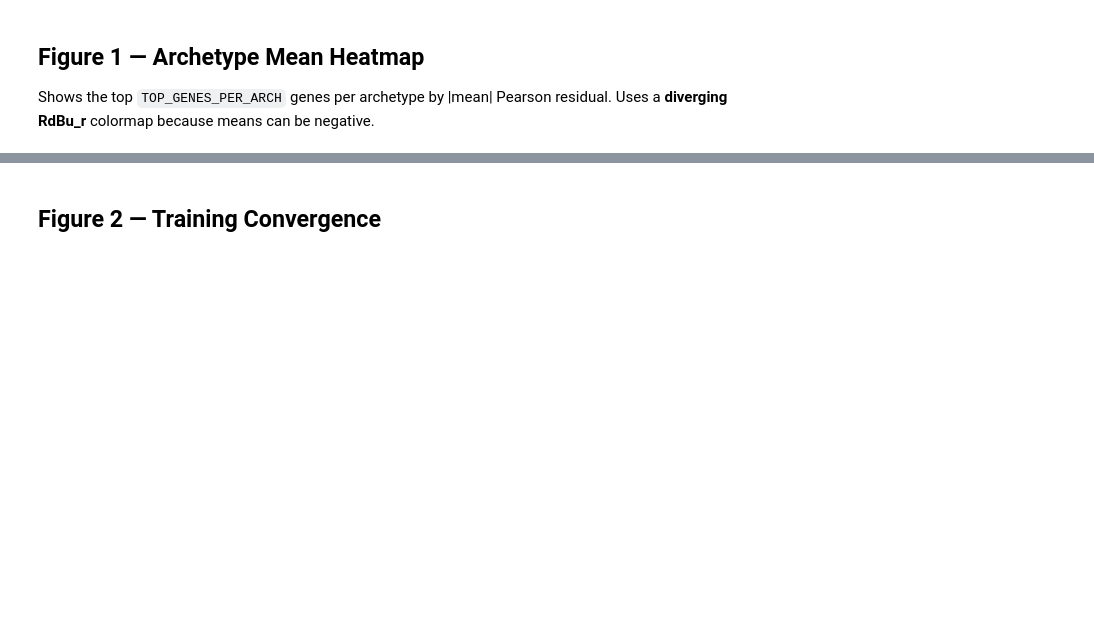
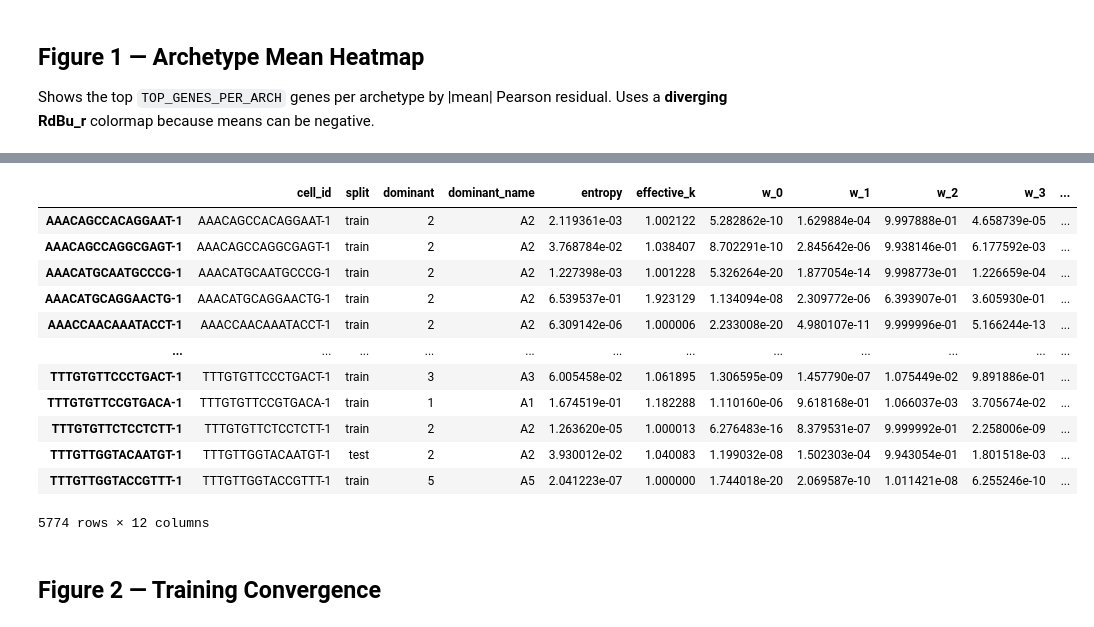
Before and after one commit to guyronhuji/ProbAE_Deconv, a Jupyter notebook: notebooks/experiment_suite/301_scrna_sct_gaussian_full_analysis.ipynb, the cells around one changed output, grey strips where cells are left out. Saved outputs shown, nothing was run; the diff lists cells and outputs as text; code cells hidden in the pictures; blank space fills up the shorter version.

```diff
--- a/notebooks/experiment_suite/301_scrna_sct_gaussian_full_analysis.ipynb
+++ b/notebooks/experiment_suite/301_scrna_sct_gaussian_full_analysis.ipynb
@@ -95,7 +97,7 @@ matplotlib.rcParams.update({
 # --------------------------------------------------------------------------
 # User Controls
 # --------------------------------------------------------------------------
-SELECT_K = 5             # change to desired K
+SELECT_K = 6             # change to desired K
 SELECT_SEED = 'best'     # 'best' or integer seed
 FORCE_RECOMPUTE_UMAP = False
 TOP_GENES_PER_ARCH = 12
@@ -365,3 +402,19 @@ print('Saved fig1')
+# %%
+adata_sub.obs
+# %% [output]
+|  | cell_id | split | dominant | dominant_name | entropy | effective_k | w_0 | w_1 | w_2 | w_3 | ... |
+| AAACAGCCACAGGAAT-1 | AAACAGCCACAGGAAT-1 | train | 2 | A2 | 2.119361e-03 | 1.002122 | 5.282862e-10 | 1.629884e-04 | 9.997888e-01 | 4.658739e-05 | ... |
+| AAACAGCCAGGCGAGT-1 | AAACAGCCAGGCGAGT-1 | train | 2 | A2 | 3.768784e-02 | 1.038407 | 8.702291e-10 | 2.845642e-06 | 9.938146e-01 | 6.177592e-03 | ... |
+| AAACATGCAATGCCCG-1 | AAACATGCAATGCCCG-1 | train | 2 | A2 | 1.227398e-03 | 1.001228 | 5.326264e-20 | 1.877054e-14 | 9.998773e-01 | 1.226659e-04 | ... |
+| AAACATGCAGGAACTG-1 | AAACATGCAGGAACTG-1 | train | 2 | A2 | 6.539537e-01 | 1.923129 | 1.134094e-08 | 2.309772e-06 | 6.393907e-01 | 3.605930e-01 | ... |
+| AAACCAACAAATACCT-1 | AAACCAACAAATACCT-1 | train | 2 | A2 | 6.309142e-06 | 1.000006 | 2.233008e-20 | 4.980107e-11 | 9.999996e-01 | 5.166244e-13 | ... |
+| ... | ... | ... | ... | ... | ... | ... | ... | ... | ... | ... | ... |
+| TTTGTGTTCCCTGACT-1 | TTTGTGTTCCCTGACT-1 | train | 3 | A3 | 6.005458e-02 | 1.061895 | 1.306595e-09 | 1.457790e-07 | 1.075449e-02 | 9.891886e-01 | ... |
+| TTTGTGTTCCGTGACA-1 | TTTGTGTTCCGTGACA-1 | train | 1 | A1 | 1.674519e-01 | 1.182288 | 1.110160e-06 | 9.618168e-01 | 1.066037e-03 | 3.705674e-02 | ... |
+| TTTGTGTTCTCCTCTT-1 | TTTGTGTTCTCCTCTT-1 | train | 2 | A2 | 1.263620e-05 | 1.000013 | 6.276483e-16 | 8.379531e-07 | 9.999992e-01 | 2.258006e-09 | ... |
+| TTTGTTGGTACAATGT-1 | TTTGTTGGTACAATGT-1 | test | 2 | A2 | 3.930012e-02 | 1.040083 | 1.199032e-08 | 1.502303e-04 | 9.943054e-01 | 1.801518e-03 | ... |
+| TTTGTTGGTACCGTTT-1 | TTTGTTGGTACCGTTT-1 | train | 5 | A5 | 2.041223e-07 | 1.000000 | 1.744018e-20 | 2.069587e-10 | 1.011421e-08 | 6.255246e-10 | ... |
+5774 rows × 12 columns
 # %% [markdown]
 ## Figure 2 — Training Convergence
 # %%
```
Also changed, not shown: parts of 12 cells of this notebook.
